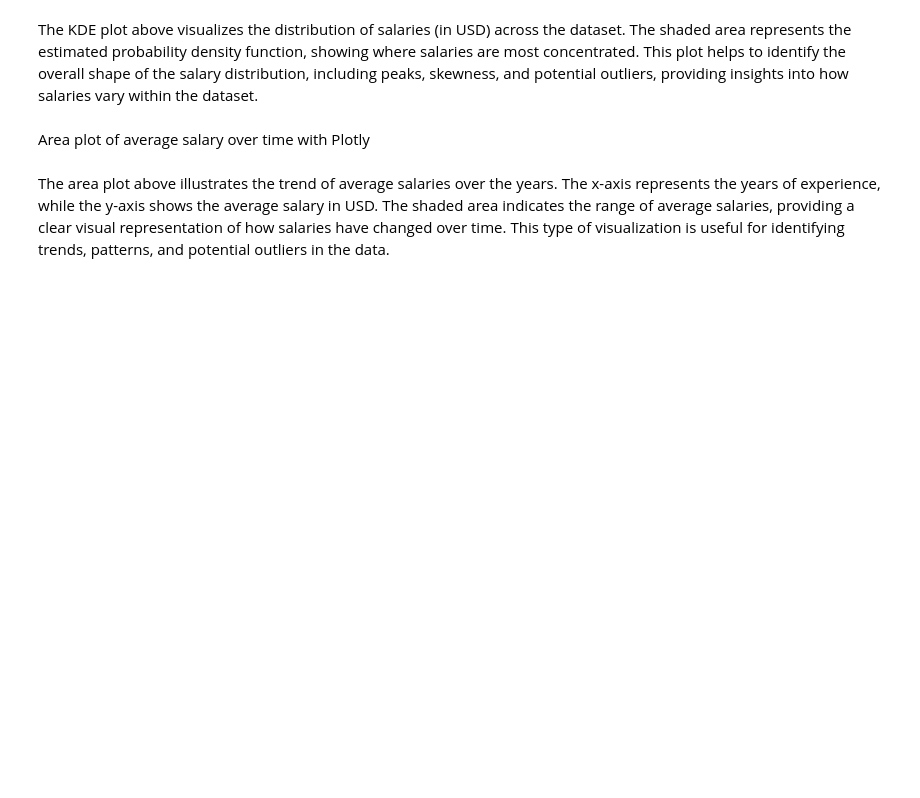
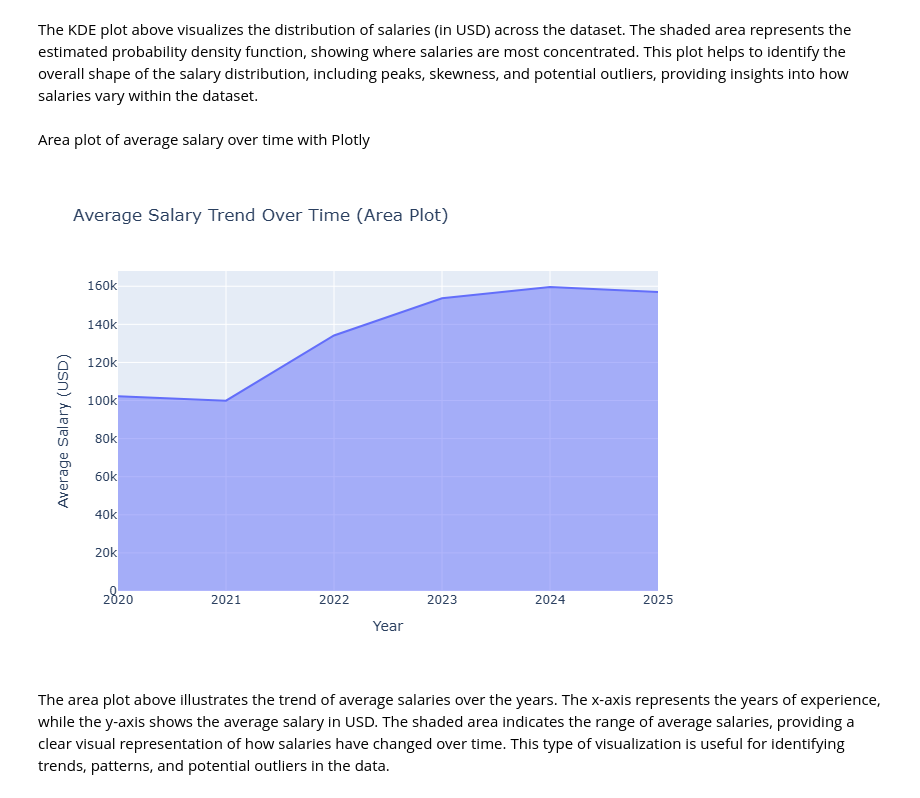
Before and after one commit to AdrianSrbl/Project_1, a Jupyter notebook: jupyter_notebooks/Data_Visualisation.ipynb, the cells around one changed output. Drawn from its saved outputs; the diff is of its cells as text; code cells hidden in the pictures; blank space fills up the shorter version.

```diff
--- a/jupyter_notebooks/Data_Visualisation.ipynb
+++ b/jupyter_notebooks/Data_Visualisation.ipynb
@@ -134,10 +134,15 @@ Area plot of average salary over time with Plotly
 # %%
 salary_trend = df.groupby('work_year')['salary_in_usd'].mean().reset_index()
 import plotly.express as px
 fig = px.area(salary_trend, x='work_year', y='salary_in_usd',
                title='Average Salary Trend Over Time (Area Plot)',
                labels={'work_year': 'Year', 'salary_in_usd': 'Average Salary (USD)'})
+fig.write_image('area_plot.png')
+from IPython.display import Image, display
+display(Image(filename='area_plot.png'))
 fig.show()
+# %% [output]
+[figure, added]
 # %% [markdown]
 The area plot above illustrates the trend of average salaries over the years. The x-axis represents the years of experience, while the y-axis shows the average salary in USD. The shaded area indicates the range of average salaries, providing a clear visual representation of how salaries have changed over time. This type of visualization is useful for identifying trends, patterns, and potential outliers in the data.
 # %% [markdown]
```
Also changed, not shown: parts of 2 cells of this notebook, 2 other files.
